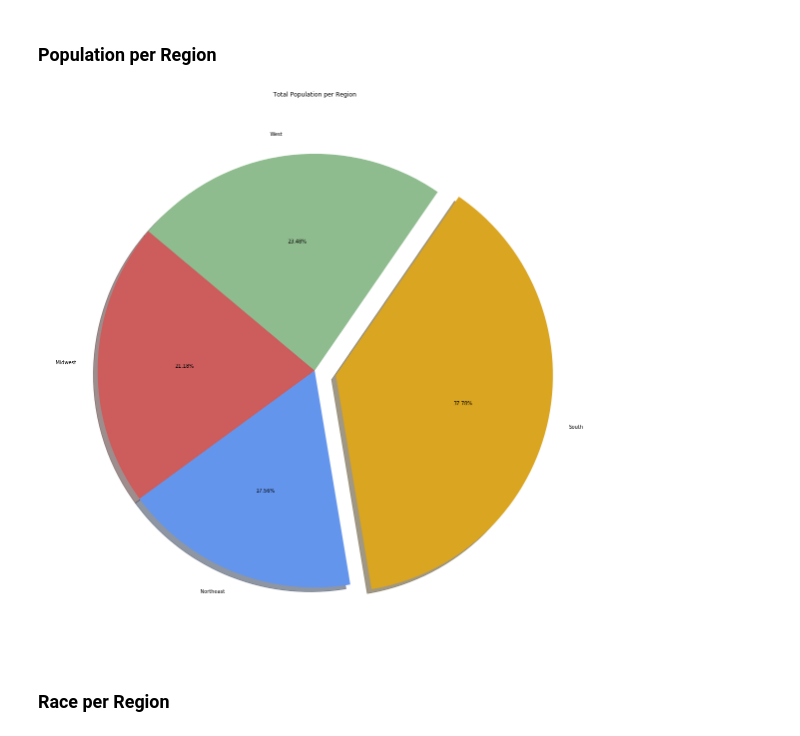
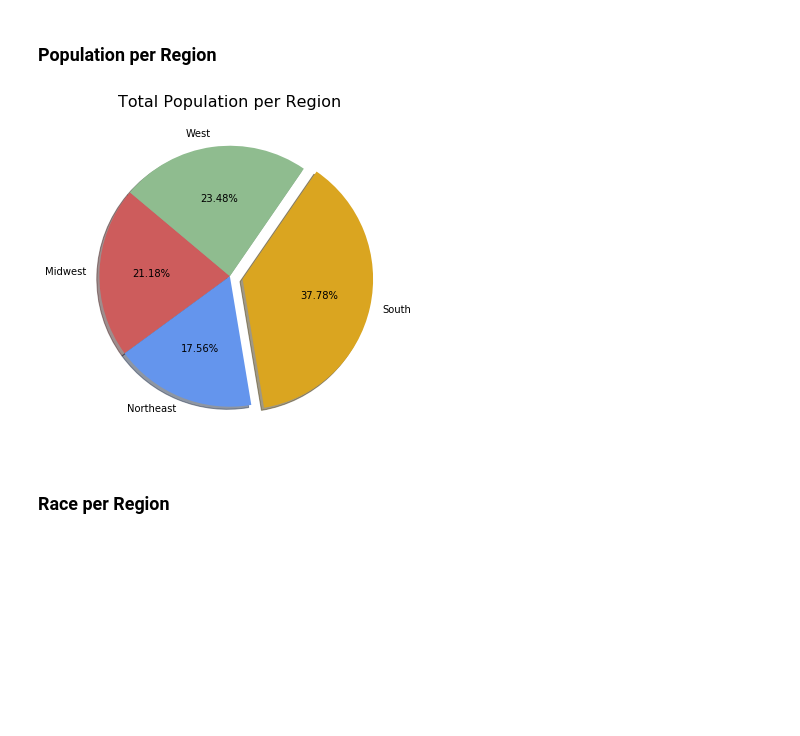
Before and after one commit to ericaleon/mental-health, a Jupyter notebook: Analysis.ipynb, the cells around one changed output. Cells and saved outputs as stored; diff of their text form; code cells hidden in the pictures; blank space fills up the shorter version.

```diff
--- a/Analysis.ipynb
+++ b/Analysis.ipynb
@@ -748,28 +749,29 @@ plt.show()
 # %%
 # merge region dataframe with demographics dataframe
 demo_region = pd.merge(demo_data, regions_df, on="State")
 
 # total population by region dataframe
 region_pop = demo_region.groupby("Region").sum()["Total population"]
 region_pop
 pop_df = pd.DataFrame({"Region":["Midwest", "Northeast", "South", "West"],
         "Total Population":[67850273, 56275471, 121057103, 75238360]
 })
 
 # total population by region pie graph
 sizes = pop_df["Total Population"]
 labels = pop_df["Region"]
 colors = ["indianred", "cornflowerblue", "goldenrod", "darkseagreen"]
 explode = [0, 0, 0.1, 0]
 
+plt.figure(figsize = (10,6))
 plt.pie(sizes, explode=explode, labels=labels, colors=colors, autopct="%1.2f%%", shadow=True, startangle=140)
-plt.title("Total Population per Region")
+plt.title("Total Population per Region", fontsize = 16)
 
 plt.savefig("output/PopulationPerRegionPie.png")
 
 plt.show()
 # %% [output]
-[figure, old version]
+[figure, new version]
 # %% [markdown]
 ### Race per Region
 # %%
```
Also changed, not shown: parts of 1 cell of this notebook, 13 other files.
